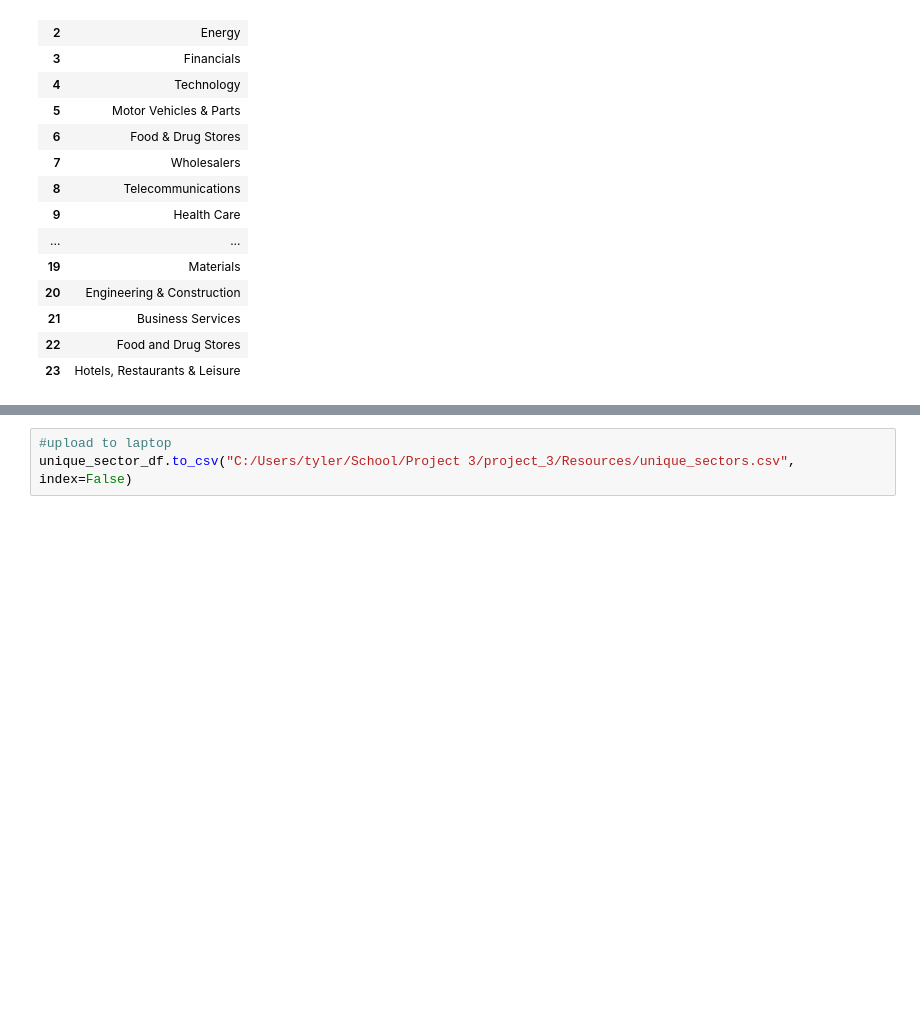
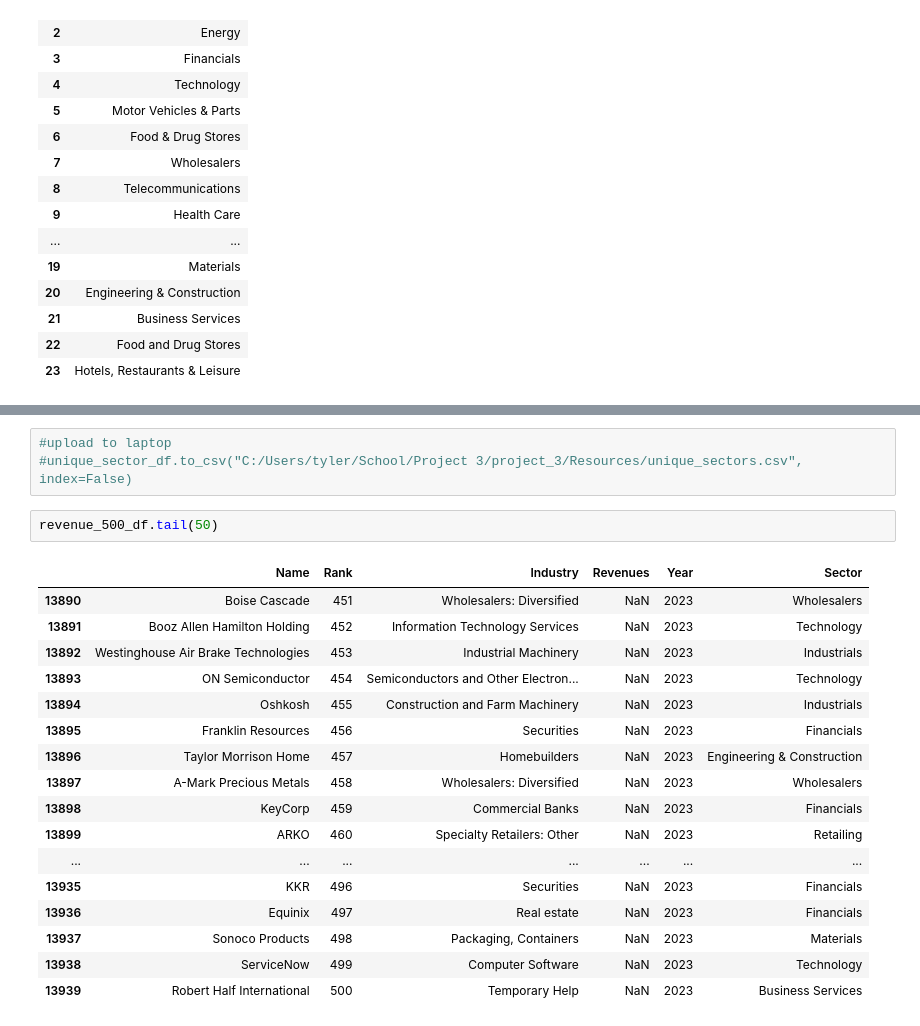
Before and after one commit to atjohnson1994/project_3, a Jupyter notebook: Fortune_ETL.ipynb, the cells around one changed output, grey strips where cells are left out. Saved outputs shown, nothing was run; the diff lists cells and outputs as text; blank space fills up the shorter version.

```diff
--- a/Fortune_ETL.ipynb
+++ b/Fortune_ETL.ipynb
@@ -204,3 +262,23 @@ unique_sector_df
 # %%
 #upload to laptop
-unique_sector_df.to_csv("C:/Users/tyler/School/Project 3/project_3/Resources/unique_sectors.csv", index=False)
+#unique_sector_df.to_csv("C:/Users/tyler/School/Project 3/project_3/Resources/unique_sectors.csv", index=False)
+# %%
+revenue_500_df.tail(50)
+# %% [output]
+|  | Name | Rank | Industry | Revenues | Year | Sector |
+| 13890 | Boise Cascade | 451 | Wholesalers: Diversified | NaN | 2023 | Wholesalers |
+| 13891 | Booz Allen Hamilton Holding | 452 | Information Technology Services | NaN | 2023 | Technology |
+| 13892 | Westinghouse Air Brake Technologies | 453 | Industrial Machinery | NaN | 2023 | Industrials |
+| 13893 | ON Semiconductor | 454 | Semiconductors and Other Electron... | NaN | 2023 | Technology |
+| 13894 | Oshkosh | 455 | Construction and Farm Machinery | NaN | 2023 | Industrials |
+| 13895 | Franklin Resources | 456 | Securities | NaN | 2023 | Financials |
+| 13896 | Taylor Morrison Home | 457 | Homebuilders | NaN | 2023 | Engineering & Construction |
+| 13897 | A-Mark Precious Metals | 458 | Wholesalers: Diversified | NaN | 2023 | Wholesalers |
+| 13898 | KeyCorp | 459 | Commercial Banks | NaN | 2023 | Financials |
+| 13899 | ARKO | 460 | Specialty Retailers: Other | NaN | 2023 | Retailing |
+| ... | ... | ... | ... | ... | ... | ... |
+| 13935 | KKR | 496 | Securities | NaN | 2023 | Financials |
+| 13936 | Equinix | 497 | Real estate | NaN | 2023 | Financials |
+| 13937 | Sonoco Products | 498 | Packaging, Containers | NaN | 2023 | Materials |
+| 13938 | ServiceNow | 499 | Computer Software | NaN | 2023 | Technology |
+| 13939 | Robert Half International | 500 | Temporary Help | NaN | 2023 | Business Services |
```
Also changed, not shown: parts of 6 cells of this notebook, 3 other files.
